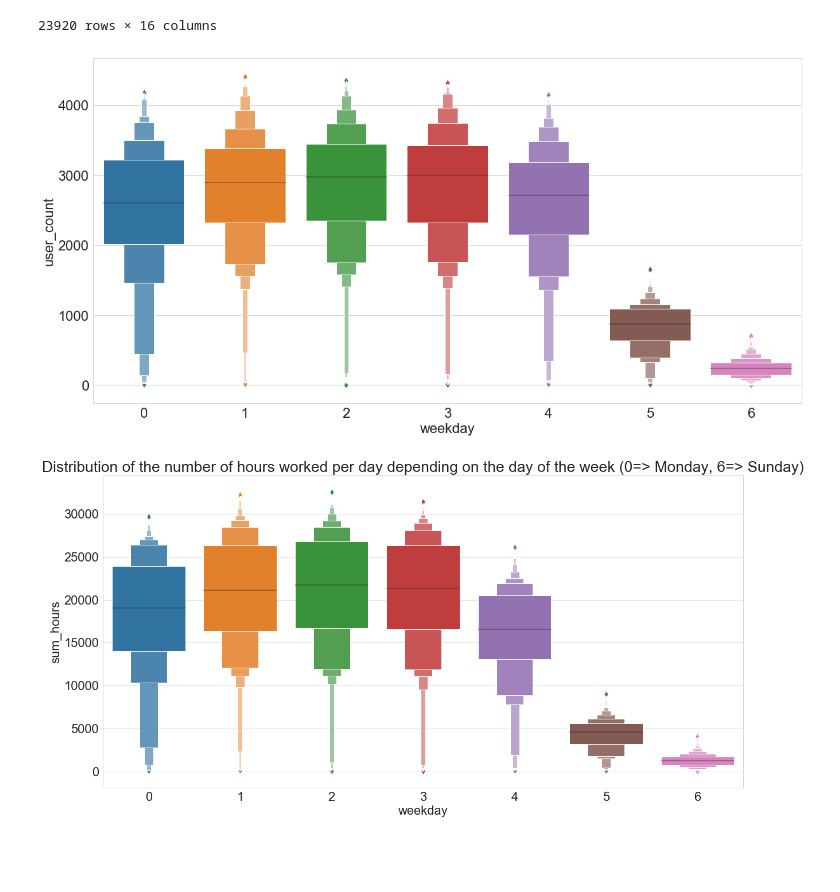
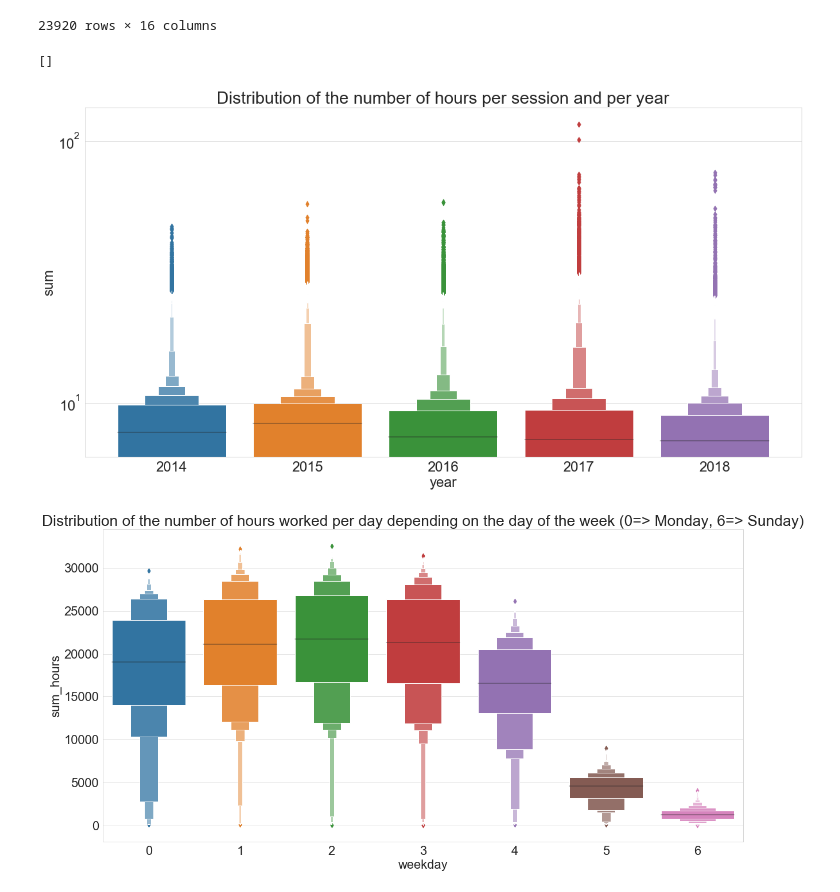
Before and after one commit to percevalve/reading_project_files, a Jupyter notebook: read OneDrive_1_05-10-2018(swipe In and Out).ipynb, the cells around one changed output. Saved outputs shown, nothing was run; the diff lists cells and outputs as text; code cells hidden in the pictures; blank space fills up the shorter version.

Commit message:
More graphs

```diff
--- a/read OneDrive_1_05-10-2018(swipe In and Out).ipynb
+++ b/read OneDrive_1_05-10-2018(swipe In and Out).ipynb
@@ -16,7 +16,7 @@ with open("OneDrive_1_05-10-2018/Headers.csv", 'rt') as f:
 data = dict()
 for file in range(2013,2019):
     print(file)
-    with open("OneDrive_1_05-10-2018/%s.csv"%file, 'rt') as f:
+    with open("../OneDrive_1_05-10-2018/%s.csv"%file, 'rt') as f:
         data[file] = pd.read_csv(f,header=None)
         data[file].columns = headers.columns
         data[file]["year"] = file
@@ -33,7 +33,7 @@ all_data = pd.concat([item for _,item in data.items()])
 for col in ['userid','company','company_de']:
     all_data[col] = pd.to_numeric(all_data[col],downcast='unsigned')
 # %%
-wb = load_workbook(filename='OneDrive_1_05-10-2018/SRM Trades.xlsx', read_only=True)
+wb = load_workbook(filename='../OneDrive_1_05-10-2018/SRM Trades.xlsx', read_only=True)
 ws = wb.active
 srm = list()
 for row in ws.rows:
@@ -59,3 +59,4 @@ for col in ['swipeIn','swipeOut']:
     all_data_but_2013[col] = pd.to_datetime(all_data_but_2013[col])
 # %%
 all_data_but_2013["work_hours"] = (all_data_but_2013.swipeOut - all_data_but_2013.swipeIn).dt.seconds/3600
+all_data_but_2013["session_minute"] = (all_data_but_2013.swipeOut - all_data_but_2013.swipeIn).dt.seconds/60
@@ -144,7 +124,3 @@ all_data_but_2013[all_data_but_2013.swipeIn_date=='2016-06-21']
 | 16990695 | 80954.0 | 2016-06-21 11:53:11 | 2016-06-21 16:01:55 | 0 | 223.0 | 223.0 | 71 | 72 | 18 | 15 | ... |
 | 16990696 | 80954.0 | 2016-06-21 16:01:55 | 2016-06-21 16:03:12 | 0 | 223.0 | 223.0 | 72 | 68 | 17 | 15 | ... |
 23920 rows × 16 columns
-# %%
-sns.boxenplot(data=people_per_day,x="weekday",y="user_count");
-# %% [output]
-[figure, removed]
@@ -151,3 +129,14 @@ sns.boxenplot(data=people_per_day,x="weekday",y="user_count");
+# %%
+swipe_per_day_per_user_df = swipe_per_day_per_user.reset_index()
+swipe_per_day_per_user_df["year"] = swipe_per_day_per_user_df.swipeIn_date.dt.year
+# %%
+g =sns.boxenplot(data=swipe_per_day_per_user_df,x="year",y="sum")
+g.set_title("Distribution of the number of hours per session and per year");
+
+g.semilogy()
+# %% [output]
+[]
+[figure, added]
 # %%
 sns.set_style("whitegrid")
 sns.boxenplot(data=people_per_day,x="weekday",y="sum_hours")\
```
Also changed, not shown: parts of 10 cells of this notebook.
